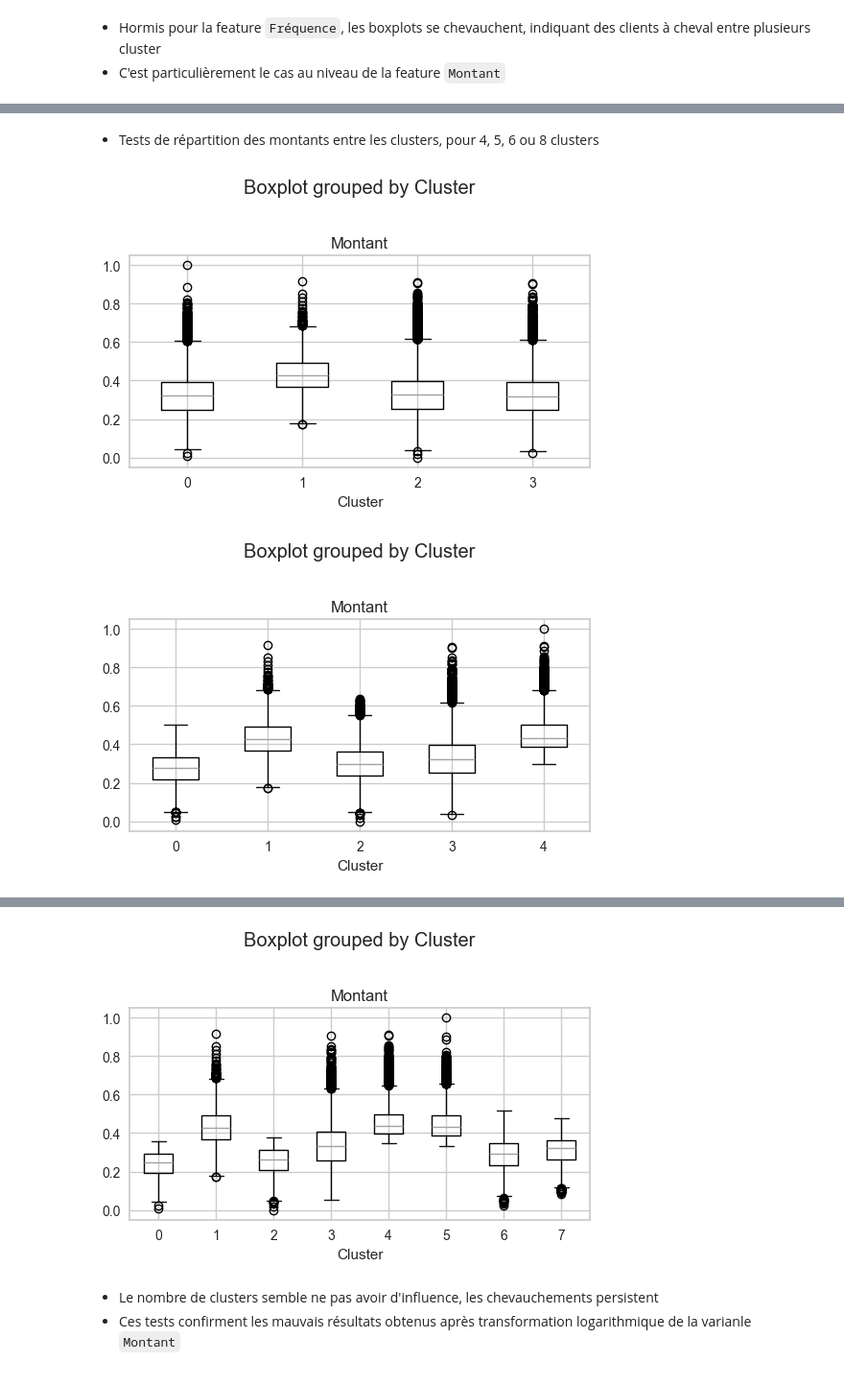
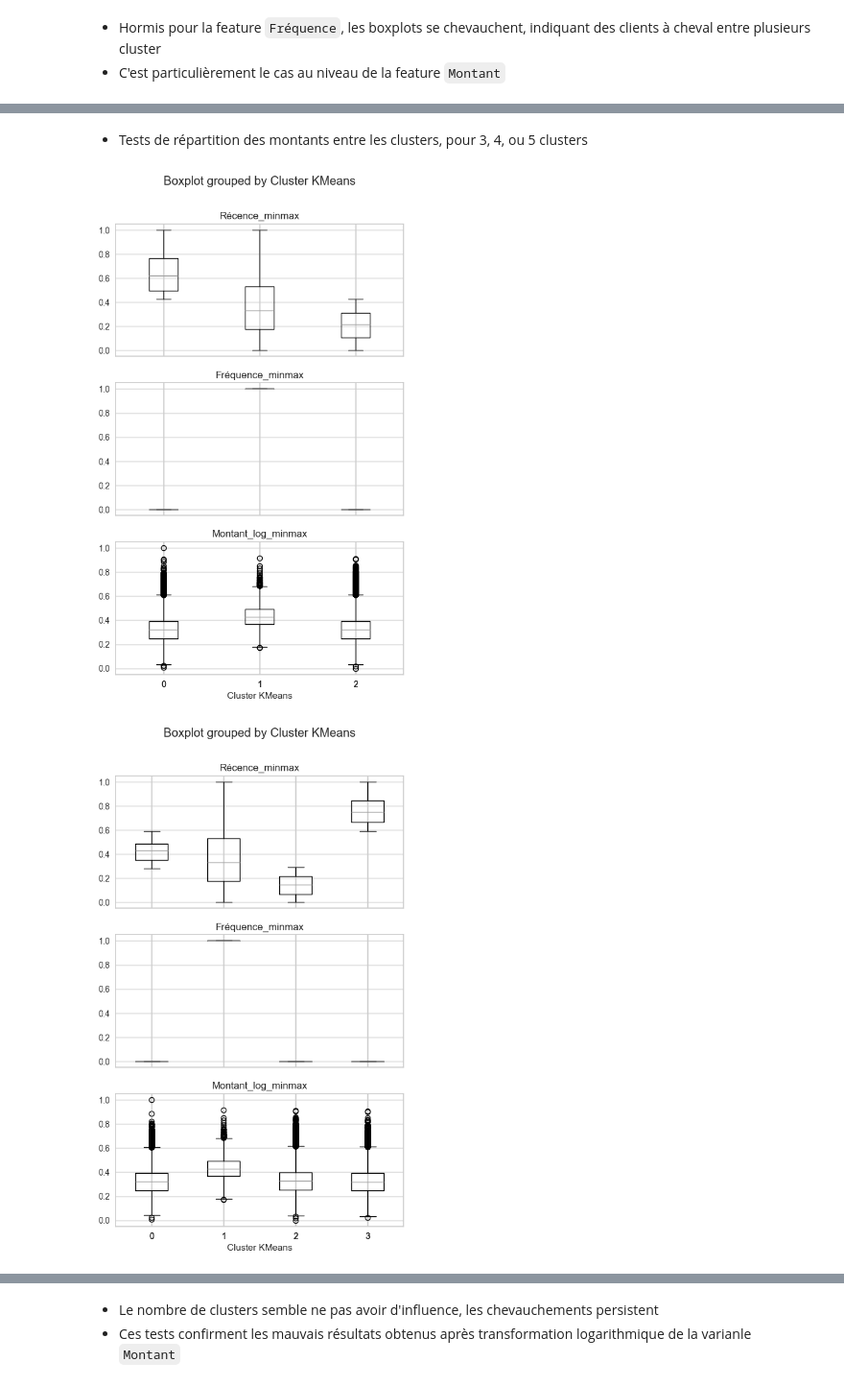
Before and after one commit to Christophe-Aballea/OC_projet5_Segmentez_des_clients_d_un_site_ecommerce, a Jupyter notebook: P05_Notebook3_Tests_modeles_clustering.ipynb, the cells around one changed output, grey strips where cells are left out. Shown at 96% size. Drawn from its saved outputs; the diff is of its cells as text; code cells hidden in the pictures.

```diff
--- a/P05_Notebook3_Tests_modeles_clustering.ipynb
+++ b/P05_Notebook3_Tests_modeles_clustering.ipynb
@@ -536,7 +542,9 @@ Il semble pertinent de transformer la variable `Montant` de manière à ce que s
 # %%
 # Chargement du nouveau dataset
-df_features = pd.read_csv('df_features_2.csv')
-df_features['Montant'] = df_features['Montant_log']
+df_features = pd.read_csv('df_features.csv')
+# %%
+# Sélection des features
+X = df_features[['Récence_minmax', 'Fréquence_minmax', 'Montant_log_minmax']]
 # %% [markdown]
 ## 3.1 Détermination du nombre optimal de clusters
 # %% [markdown]
@@ -589,7 +603,7 @@ plot_kelbowvisualizer_kmeans(random_state=0, k=(3, 11), metric='calinski_harabas
 ### 3.2.1 Entrainement du modèle
 # %%
 # Entrainement du modèle et ajout des labels de clusters à 'df_features'
-df_features['Cluster'] = fit_kmeans(X, 7, random_state=0)
+df_features['Cluster KMeans'] = fit_kmeans(X, 7, random_state=0)
 # %% [markdown]
 ### 2.2.2 Affichage des résultats
 # %%
@@ -656,11 +662,9 @@ boxplots = df_features.boxplot(column=['Récence', 'Fréquence', 'Montant'], by=
 # %% [markdown]
-* Tests de répartition des montants entre les clusters, pour 4, 5, 6 ou 8 clusters
+* Tests de répartition des montants entre les clusters, pour 3, 4, ou 5 clusters
 # %%
-X = df_features[['Récence', 'Fréquence', 'Montant']]
-
-for k in (4, 5, 6, 8):
-    df_features['Cluster'] = fit_kmeans(X, k, random_state=0)
-    boxplots = df_features.boxplot(column='Montant', by='Cluster', grid=True, figsize=(6, 10), layout=(3, 1))
+for k in (3, 4, 5):
+    df_features['Cluster KMeans'] = fit_kmeans(X, k, random_state=0)
+    boxplots = df_features.boxplot(column=['Récence_minmax', 'Fréquence_minmax', 'Montant_log_minmax'], by='Cluster KMeans', grid=True, figsize=(6, 10), layout=(3, 1))
 # %% [output]
-[figure, old version]
+[figure, new version]
-[figure, old version]
+[figure, new version]
@@ -668,4 +672,3 @@ for k in (4, 5, 6, 8):
-[figure, removed]
 # %% [markdown]
 * Le nombre de clusters semble ne pas avoir d'influence, les chevauchements persistent
 * Ces tests confirment les mauvais résultats obtenus après transformation logarithmique de la varianle `Montant`
```
Also changed, not shown: parts of 287 cells of this notebook, 1 other file.
